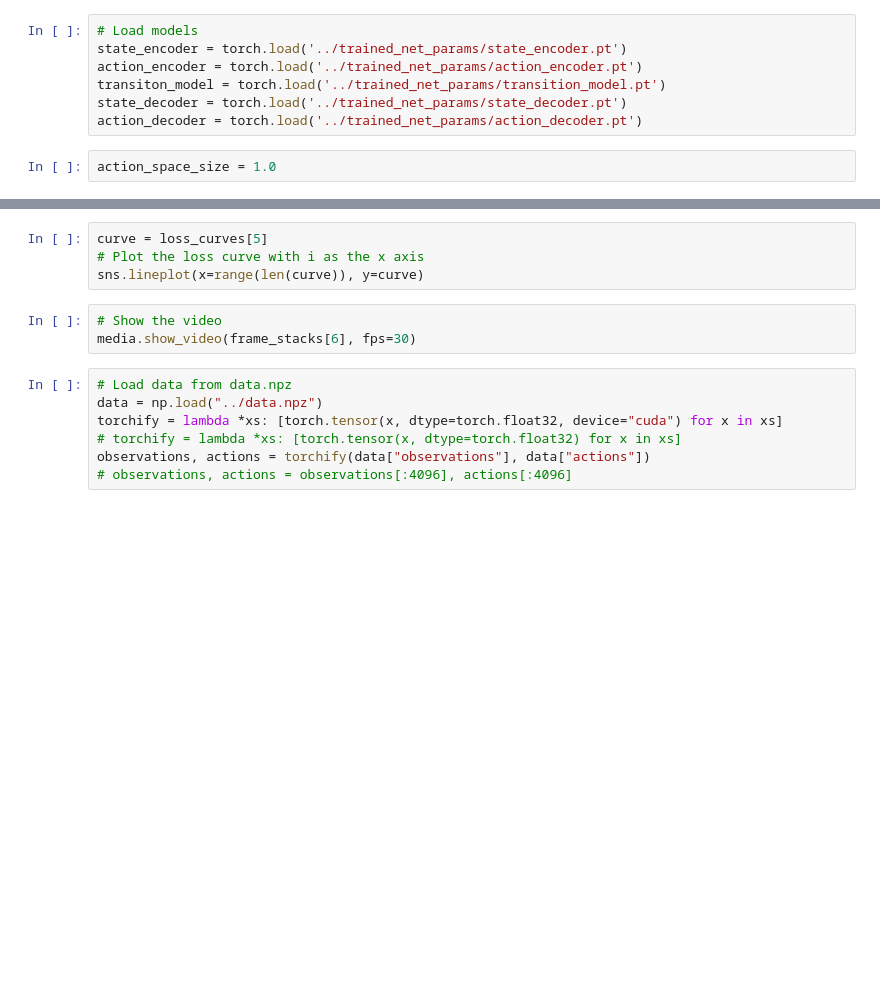
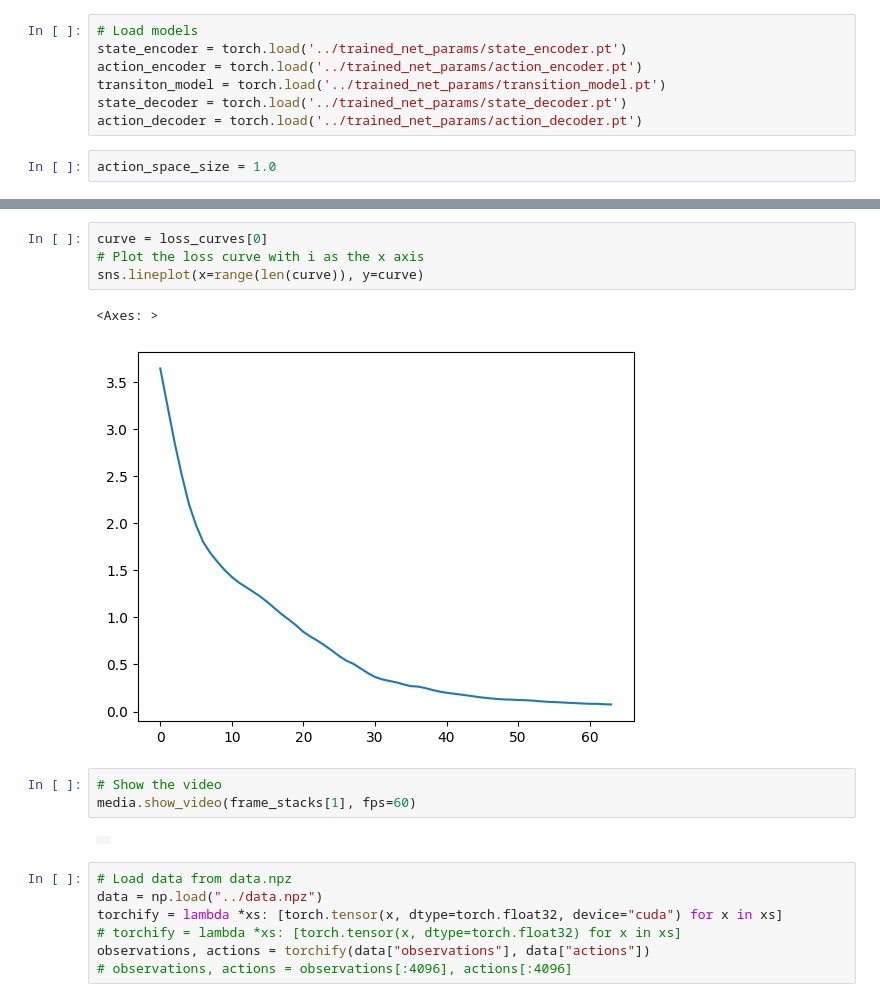
Before and after one commit to mishmish66/Legato, a Jupyter notebook: experiments/test_actor.ipynb, the cells around one changed output, grey strips where cells are left out. Cells and saved outputs as stored; diff of their text form; blank space fills up the shorter version.

```diff
--- a/experiments/test_actor.ipynb
+++ b/experiments/test_actor.ipynb
@@ -110,10 +159,15 @@ traj_states = torch.tensor(states, dtype=torch.float32, device="cuda")
 # %%
-curve = loss_curves[5]
+curve = loss_curves[0]
 # Plot the loss curve with i as the x axis
 sns.lineplot(x=range(len(curve)), y=curve)
+# %% [output]
+<Axes: >
+[figure, added]
 # %%
 # Show the video
-media.show_video(frame_stacks[6], fps=30)
+media.show_video(frame_stacks[1], fps=60)
+# %% [output]
+|  |
 # %%
 # Load data from data.npz
 data = np.load("../data.npz")
```
Also changed, not shown: parts of 3 cells of this notebook, 1 other file.
